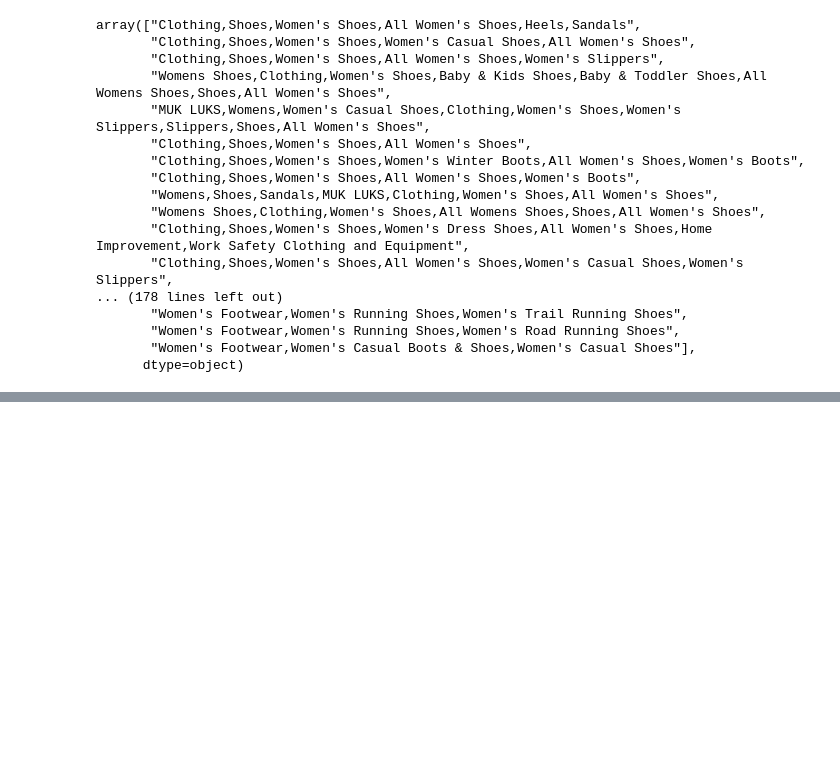
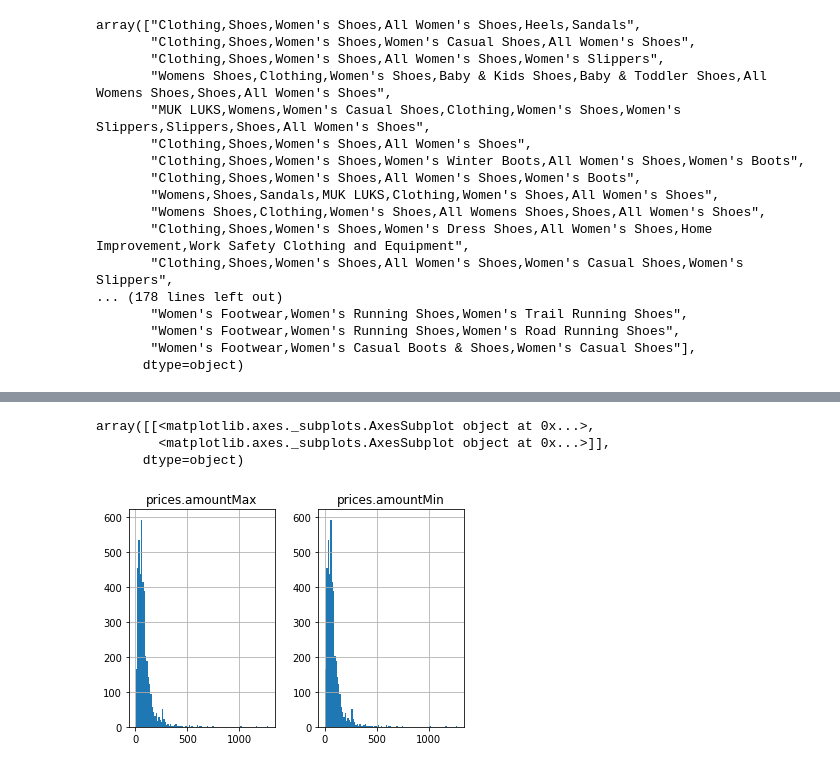
Before and after one commit to danidemi/corso-ifoa-machine-learning, a Jupyter notebook: project-work/Tutorial.ipynb, the cells around one changed output, grey strips where cells are left out. Cells and saved outputs as stored; diff of their text form; code cells hidden in the pictures; blank space fills up the shorter version.

```diff
--- a/project-work/Tutorial.ipynb
+++ b/project-work/Tutorial.ipynb
@@ -123,0 +176,6 @@ print(s)
+# %%
+import pandas as pd
+import os
+
+# Questa modalità carica il CSV ignorando le righe errate ma stampando un relativo warning
+dataset = pd.read_csv( os.path.join("dataset", "Datafiniti_Mens_Shoe_Prices.csv"), error_bad_lines=False, warn_bad_lines=False, low_memory=False )
@@ -123,0 +299,13 @@ print(s)
+# %%
+reduced_dataset = reduced_dataset.dropna()
+
+#reduced_dataset
+
+#reduced_dataset["prices.currency"].value_counts()
+#reduced_dataset["brand"].value_counts()
+reduced_dataset.hist(bins=100)
+# %% [output]
+array([[<matplotlib.axes._subplots.AxesSubplot object at 0x...>,
+        <matplotlib.axes._subplots.AxesSubplot object at 0x...>]],
+      dtype=object)
+[figure, added]
```
Also changed, not shown: parts of 12 cells of this notebook.
